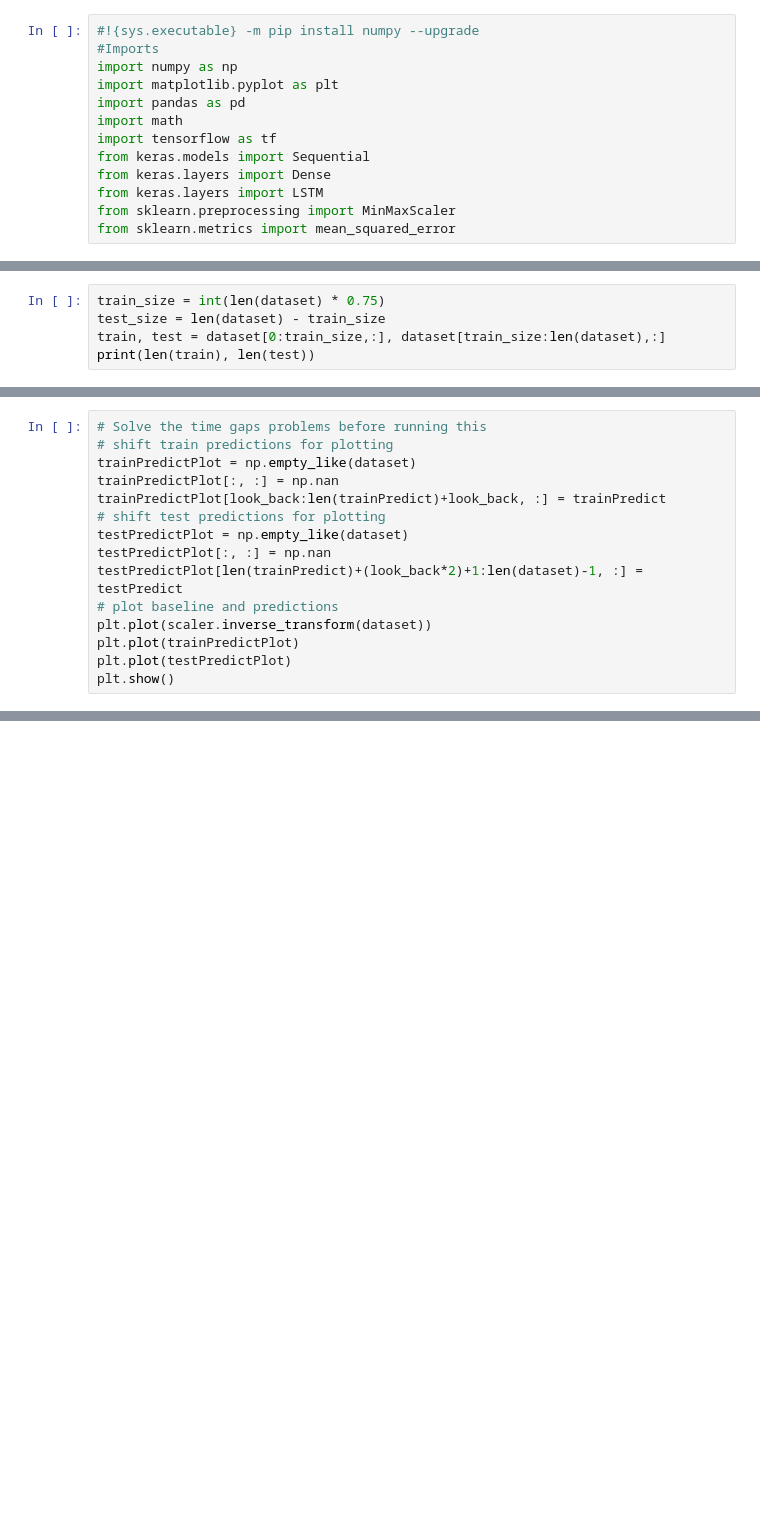
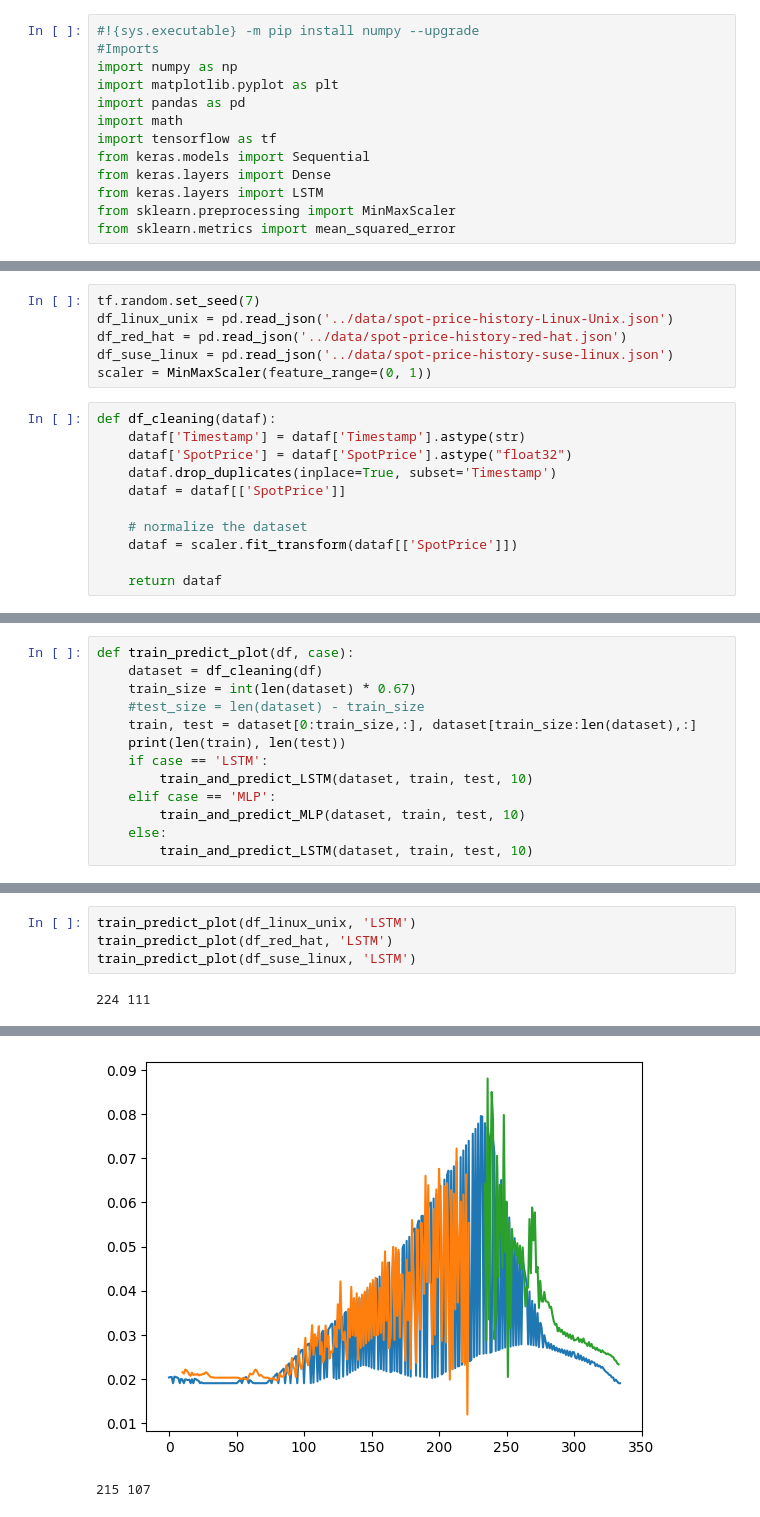
Before and after one commit to sberdine77/LSTM-aws-spot-price, a Jupyter notebook: notebook/LSTM_aws_spot_price.ipynb, the cells around one changed output, grey strips where cells are left out. Drawn from its saved outputs; the diff is of its cells as text; blank space fills up the shorter version.

```diff
--- a/notebook/LSTM_aws_spot_price.ipynb
+++ b/notebook/LSTM_aws_spot_price.ipynb
@@ -87,0 +50,17 @@ print(dataset)
+# %%
+tf.random.set_seed(7)
+df_linux_unix = pd.read_json('../data/spot-price-history-Linux-Unix.json')
+df_red_hat = pd.read_json('../data/spot-price-history-red-hat.json')
+df_suse_linux = pd.read_json('../data/spot-price-history-suse-linux.json')
+scaler = MinMaxScaler(feature_range=(0, 1))
+# %%
+def df_cleaning(dataf):
+    dataf['Timestamp'] = dataf['Timestamp'].astype(str)
+    dataf['SpotPrice'] = dataf['SpotPrice'].astype("float32")
+    dataf.drop_duplicates(inplace=True, subset='Timestamp')
+    dataf = dataf[['SpotPrice']]
+
+    # normalize the dataset
+    dataf = scaler.fit_transform(dataf[['SpotPrice']])
+
+    return dataf
@@ -88,5 +155,13 @@ print(dataset)
 # %%
-train_size = int(len(dataset) * 0.75)
-test_size = len(dataset) - train_size
-train, test = dataset[0:train_size,:], dataset[train_size:len(dataset),:]
-print(len(train), len(test))
+def train_predict_plot(df, case):
+    dataset = df_cleaning(df)
+    train_size = int(len(dataset) * 0.67)
+    #test_size = len(dataset) - train_size
+    train, test = dataset[0:train_size,:], dataset[train_size:len(dataset),:]
+    print(len(train), len(test))
+    if case == 'LSTM':
+        train_and_predict_LSTM(dataset, train, test, 10)
+    elif case == 'MLP':
+        train_and_predict_MLP(dataset, train, test, 10)
+    else:
+        train_and_predict_LSTM(dataset, train, test, 10)
@@ -158,15 +168,6 @@ Test Score: 0.02 RMSE
-# %%
-# Solve the time gaps problems before running this
-# shift train predictions for plotting
-trainPredictPlot = np.empty_like(dataset)
-trainPredictPlot[:, :] = np.nan
-trainPredictPlot[look_back:len(trainPredict)+look_back, :] = trainPredict
-# shift test predictions for plotting
-testPredictPlot = np.empty_like(dataset)
-testPredictPlot[:, :] = np.nan
-testPredictPlot[len(trainPredict)+(look_back*2)+1:len(dataset)-1, :] = testPredict
-# plot baseline and predictions
-plt.plot(scaler.inverse_transform(dataset))
-plt.plot(trainPredictPlot)
-plt.plot(testPredictPlot)
-plt.show()
+# %%
+train_predict_plot(df_linux_unix, 'LSTM')
+train_predict_plot(df_red_hat, 'LSTM')
+train_predict_plot(df_suse_linux, 'LSTM')
+# %% [output]
+224 111
@@ -172,0 +183,2 @@ plt.show()
+[figure, added]
+215 107
```
Also changed, not shown: parts of 10 cells of this notebook, 3 other files.
